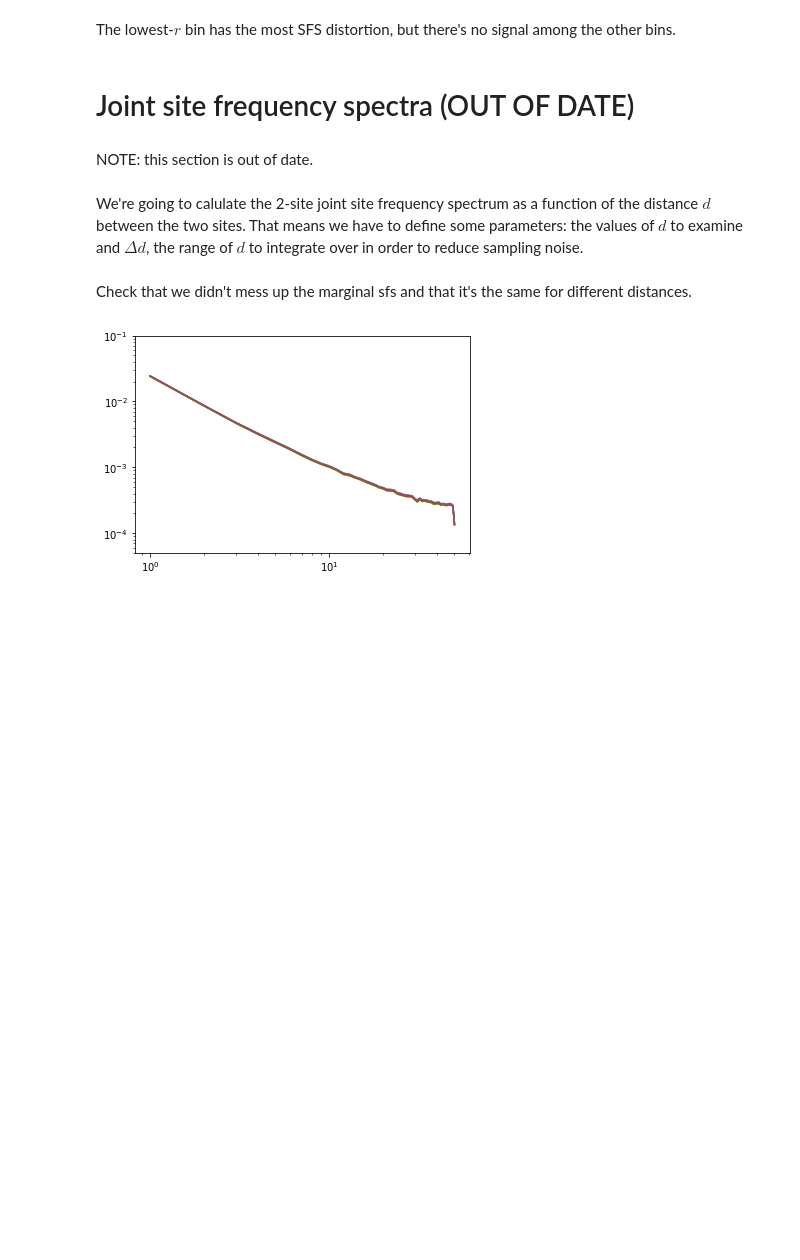
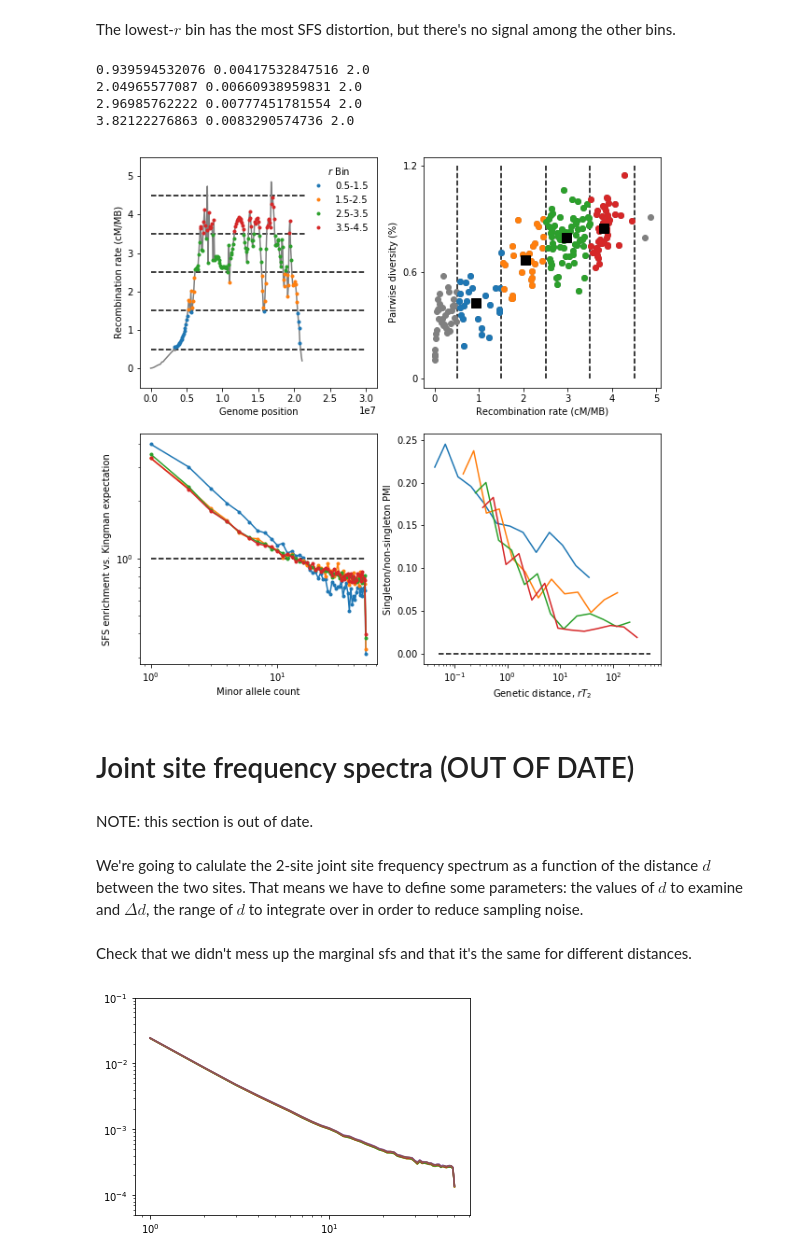
Before and after one commit to dp-rice/multiplemergers, a Jupyter notebook: notebooks/joint_sfs_by_r.ipynb, the cells around one changed output. Cells and saved outputs as stored; diff of their text form; code cells hidden in the pictures; blank space fills up the shorter version.

```diff
--- a/notebooks/joint_sfs_by_r.ipynb
+++ b/notebooks/joint_sfs_by_r.ipynb
@@ -225,5 +226,71 @@ plt.show()
 # %% [markdown]
 The lowest-$r$ bin has the most SFS distortion, but there's no signal among the other bins.
+# %%
+fig = plt.figure(figsize=(10,10))
+i=1
+ax = plt.subplot(2,2,1)
+w = W[i]
+r = R[i]
+ax.plot(w,r,'-',c='0.5')
+for j in range(4):
+    in_bin = np.logical_and(r >= r_bins[j], r < r_bins[j+1])
+    ax.plot(w[in_bin], r[in_bin],'.', label='{}-{}'.format(r_bins[j], r_bins[j+1]))
+ax.hlines(r_bins, 0, 3e7, linestyle='dashed')
+ax.set_ylim([-0.5,5.5])
+ax.set_xlabel('Genome position')
+ax.set_ylabel('Recombination rate (cM/MB)')
+#ax.set_title(chroms[i])
+    #if i == 0:
+ax.legend(title='$r$ Bin', facecolor='w', edgecolor='w', framealpha=1.0)
+
+ax = fig.add_subplot(2,2,2)
+r_means = np.zeros(n_bins)
+pi_means = np.zeros(n_bins)
+plt.plot(r, pi_windows, 'o', color='.5')
+for i in range(n_bins):
+    in_bin = in_bins[i,:]
+    r_means[i] = np.mean(r[in_bin])
+    pi_means[i] = np.nanmean(pi_windows[in_bin])
+    plt.plot(r[in_bin], pi_windows[in_bin], 'o')
+plt.vlines(r_bins,0,0.012, linestyle='dashed')
+plt.plot(r_means, pi_means, 'sk', ms=10)
+plt.ylim([-0.0005, 0.0125])
+plt.yticks([0,0.006,0.012])
+ax.set_yticklabels([0,.6,1.2])
+plt.ylabel('Pairwise diversity (%)')
+plt.xlabel('Recombination rate (cM/MB)')
+
+
+ax = fig.add_subplot(2,2,3)
+for i in range(n_bins):
+    plt.loglog(sfs_bins[i,:] / sfs_neut_bins[i,:], '.-', label=r_bins[i]+.5)
+#plt.ylim([1e-3,1])
+plt.hlines(1,1,50, linestyle='dashed')
+#plt.legend(title=r'$r$ of bin')
+plt.xlabel('Minor allele count')
+plt.ylabel('SFS enrichment vs. Kingman expectation')
+
+ax = fig.add_subplot(2,2,4)
+for i in range(n_bins):
+    r = r_means[i]
+    pi = np.mean(PI[i,:])
+    print(r, pi, (delta_d-1)/2)
+    plt.semilogx(a*(np.array(d_list)+((delta_d-1)/2))*r*pi/2,
+                 rPMI[i,:,0,1],
+                 label='{:.2f}'.format(r))
+plt.xlabel('Genetic distance, $rT_2$')
+plt.ylabel('Singleton/non-singleton PMI')
+plt.hlines(0,0.05,500, linestyle='dashed')
+#plt.legend(title=r'$r$ (cM/MB)')
+
+fig.savefig('../manuscript/figures/chr2R_summary.pdf')
+plt.show()
+# %% [output]
+0.939594532076 0.00417532847516 2.0
+2.04965577087 0.00660938959831 2.0
+2.96985762222 0.00777451781554 2.0
+3.82122276863 0.0083290574736 2.0
+[figure, added]
 # %% [markdown]
 # Joint site frequency spectra (OUT OF DATE)
 # %% [markdown]
```
Also changed, not shown: parts of 8 cells of this notebook, 15 other files.
